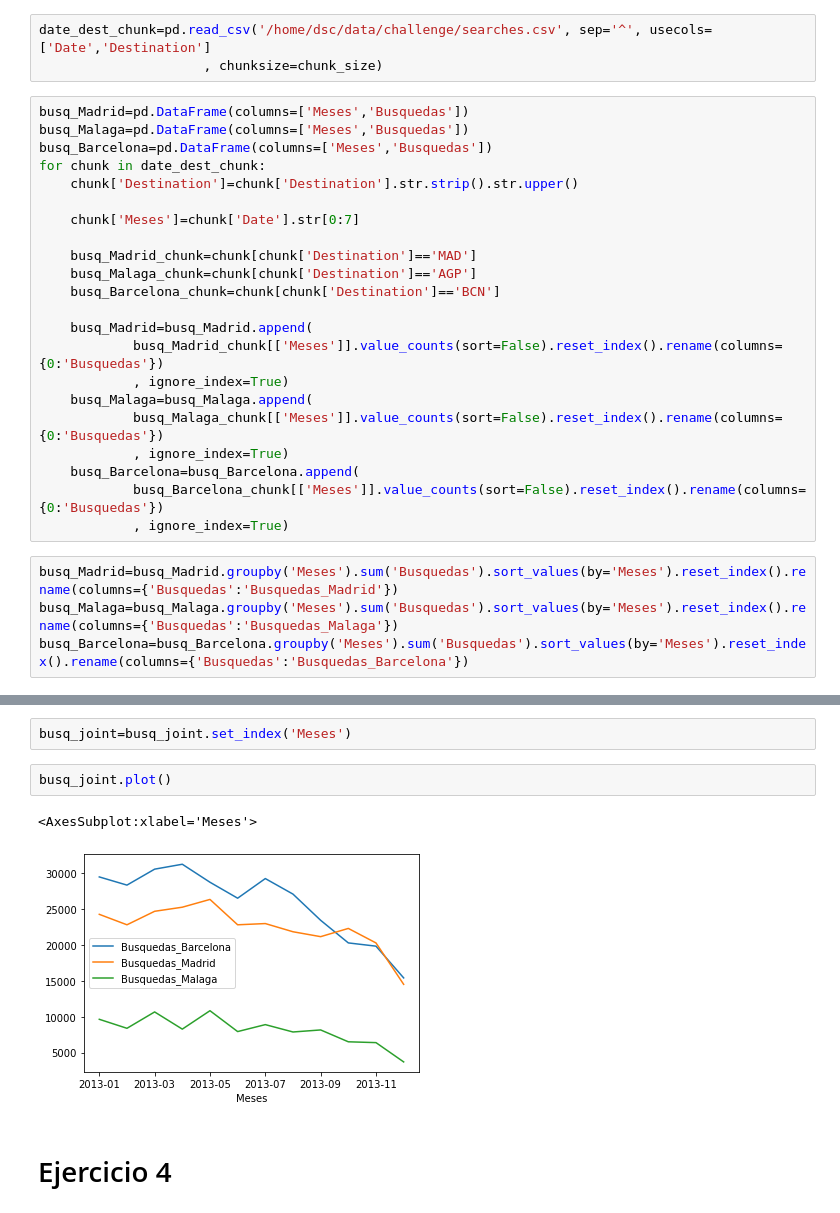
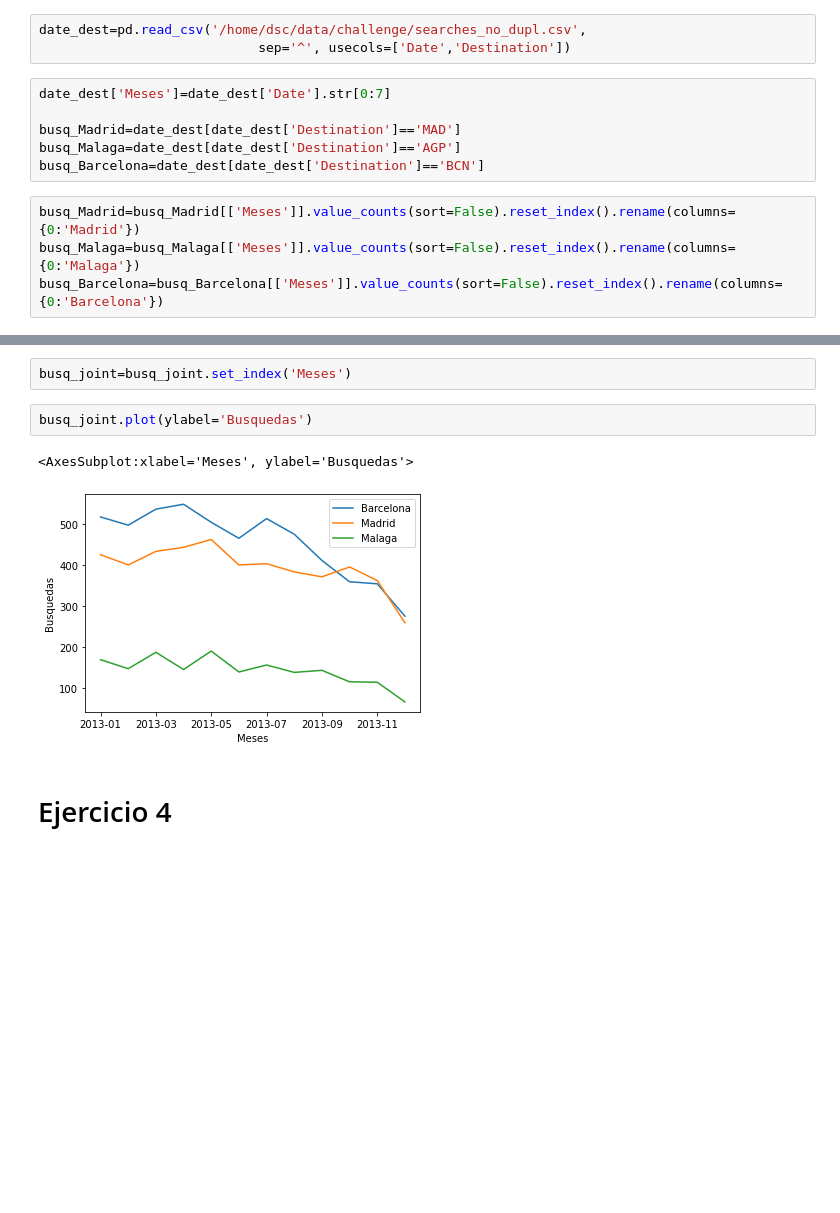
Before and after one commit to jquibla/DS_Challenge, a Jupyter notebook: data_science_challenge.ipynb, the cells around one changed output, grey strips where cells are left out. Cells and saved outputs as stored; diff of their text form; blank space fills up the shorter version.

```diff
--- a/data_science_challenge.ipynb
+++ b/data_science_challenge.ipynb
@@ -69,42 +106,26 @@ del arrs_pax
 # %%
-date_dest_chunk=pd.read_csv('/home/dsc/data/challenge/searches.csv', sep='^', usecols=['Date','Destination']
-                     , chunksize=chunk_size)
+date_dest=pd.read_csv('/home/dsc/data/challenge/searches_no_dupl.csv',
+                            sep='^', usecols=['Date','Destination'])
+# %%
+date_dest['Meses']=date_dest['Date'].str[0:7]
+
+busq_Madrid=date_dest[date_dest['Destination']=='MAD']
+busq_Malaga=date_dest[date_dest['Destination']=='AGP']
+busq_Barcelona=date_dest[date_dest['Destination']=='BCN']
 # %%
-busq_Madrid=pd.DataFrame(columns=['Meses','Busquedas'])
-busq_Malaga=pd.DataFrame(columns=['Meses','Busquedas'])
-busq_Barcelona=pd.DataFrame(columns=['Meses','Busquedas'])
-for chunk in date_dest_chunk:
-    chunk['Destination']=chunk['Destination'].str.strip().str.upper()
-
-    chunk['Meses']=chunk['Date'].str[0:7]
-
-    busq_Madrid_chunk=chunk[chunk['Destination']=='MAD']
-    busq_Malaga_chunk=chunk[chunk['Destination']=='AGP']
-    busq_Barcelona_chunk=chunk[chunk['Destination']=='BCN']
-
-    busq_Madrid=busq_Madrid.append(
-            busq_Madrid_chunk[['Meses']].value_counts(sort=False).reset_index().rename(columns={0:'Busquedas'})
-            , ignore_index=True)
-    busq_Malaga=busq_Malaga.append(
-            busq_Malaga_chunk[['Meses']].value_counts(sort=False).reset_index().rename(columns={0:'Busquedas'})
-            , ignore_index=True)
-    busq_Barcelona=busq_Barcelona.append(
-            busq_Barcelona_chunk[['Meses']].value_counts(sort=False).reset_index().rename(columns={0:'Busquedas'})
-            , ignore_index=True)
+busq_Madrid=busq_Madrid[['Meses']].value_counts(sort=False).reset_index().rename(columns={0:'Madrid'})
+busq_Malaga=busq_Malaga[['Meses']].value_counts(sort=False).reset_index().rename(columns={0:'Malaga'})
+busq_Barcelona=busq_Barcelona[['Meses']].value_counts(sort=False).reset_index().rename(columns={0:'Barcelona'})
-# %%
-busq_Madrid=busq_Madrid.groupby('Meses').sum('Busquedas').sort_values(by='Meses').reset_index().rename(columns={'Busquedas':'Busquedas_Madrid'})
-busq_Malaga=busq_Malaga.groupby('Meses').sum('Busquedas').sort_values(by='Meses').reset_index().rename(columns={'Busquedas':'Busquedas_Malaga'})
-busq_Barcelona=busq_Barcelona.groupby('Meses').sum('Busquedas').sort_values(by='Meses').reset_index().rename(columns={'Busquedas':'Busquedas_Barcelona'})
 # %%
 busq_joint=busq_Madrid.merge(right=busq_Malaga, how='outer',on='Meses')
 busq_joint=busq_Barcelona.merge(right=busq_joint, how='outer',on='Meses')
 # %%
 busq_joint=busq_joint.set_index('Meses')
 # %%
-busq_joint.plot()
+busq_joint.plot(ylabel='Busquedas')
 # %% [output]
-<AxesSubplot:xlabel='Meses'>
+<AxesSubplot:xlabel='Meses', ylabel='Busquedas'>
-[figure, old version]
+[figure, new version]
 # %% [markdown]
 # Ejercicio 4
 # %%
```
Also changed, not shown: parts of 28 cells of this notebook, 1 other file.
